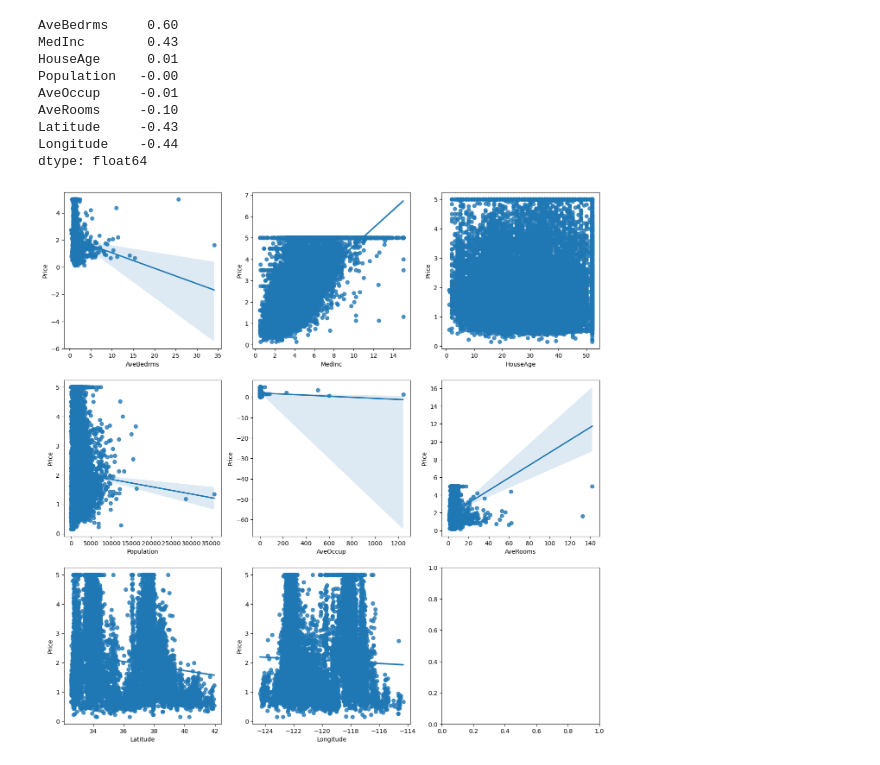
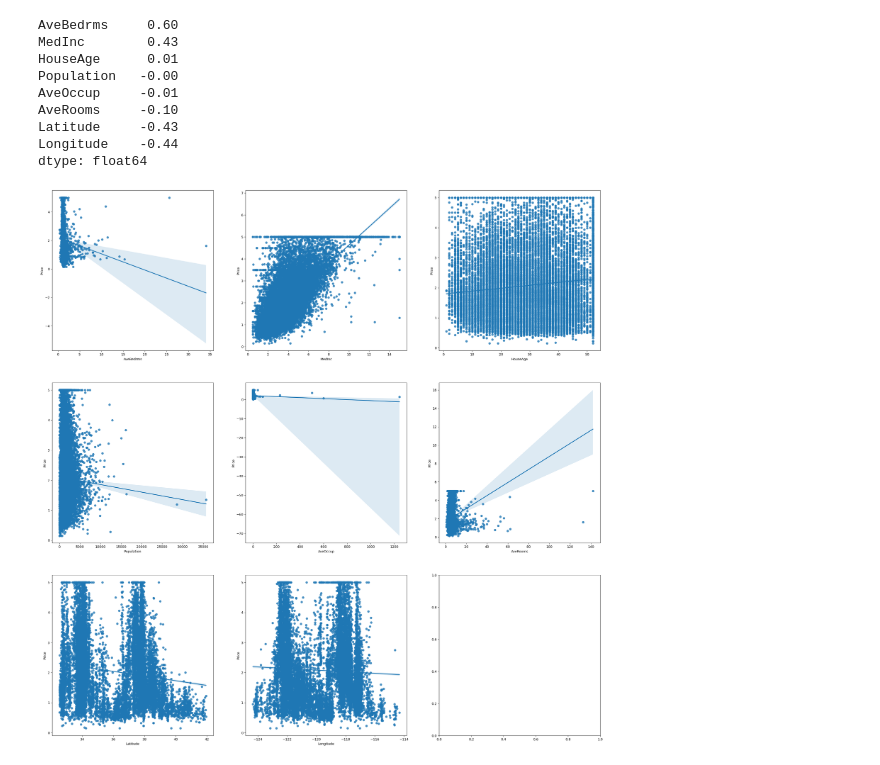
Before and after one commit to expr01/SCNU_Big_Data, a Jupyter notebook: regression_analysis.ipynb, the cells around one changed output. Saved outputs shown, nothing was run; the diff lists cells and outputs as text; code cells hidden in the pictures.

```diff
--- a/regression_analysis.ipynb
+++ b/regression_analysis.ipynb
@@ -121,13 +121,13 @@ dtype: float64
 import matplotlib.pyplot as plt
 import seaborn as sns
 # %%
-fig, axs = plt.subplots(figsize = (16, 16), ncols = 3, nrows = 3)
+fig, axs = plt.subplots(figsize = (30, 30), ncols = 3, nrows = 3)
 
 x_features = ['AveBedrms', 'MedInc', 'HouseAge', 'Population', 'AveOccup', 'AveRooms', 'Latitude', 'Longitude']
 
 for i, feature in enumerate(x_features):
     row = int(i/3)
     col = i%3
     sns.regplot(x = feature, y = 'Price', data = cal_df, ax = axs[row][col])
 # %% [output]
-[figure, old version]
+[figure, new version]
```
